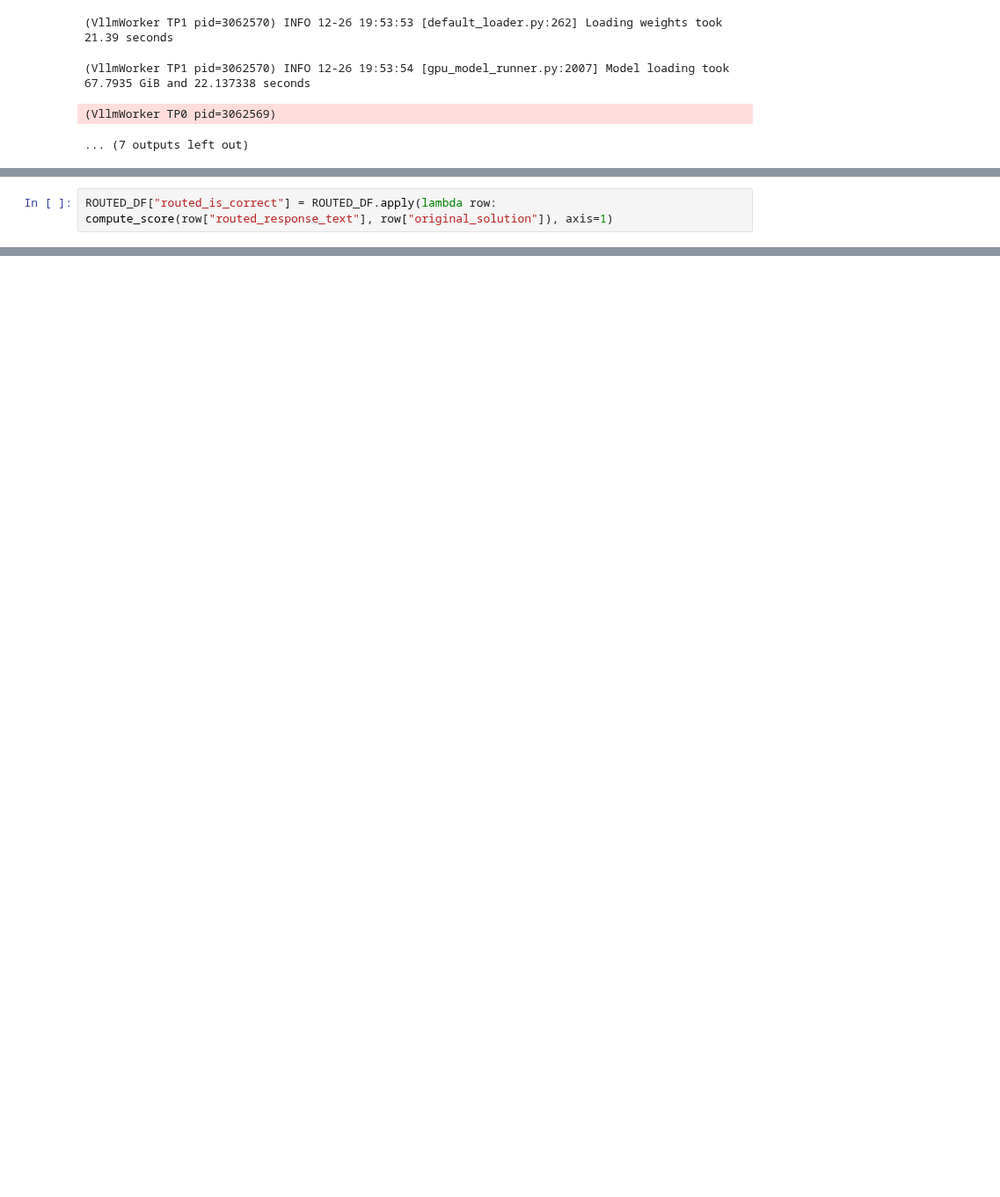
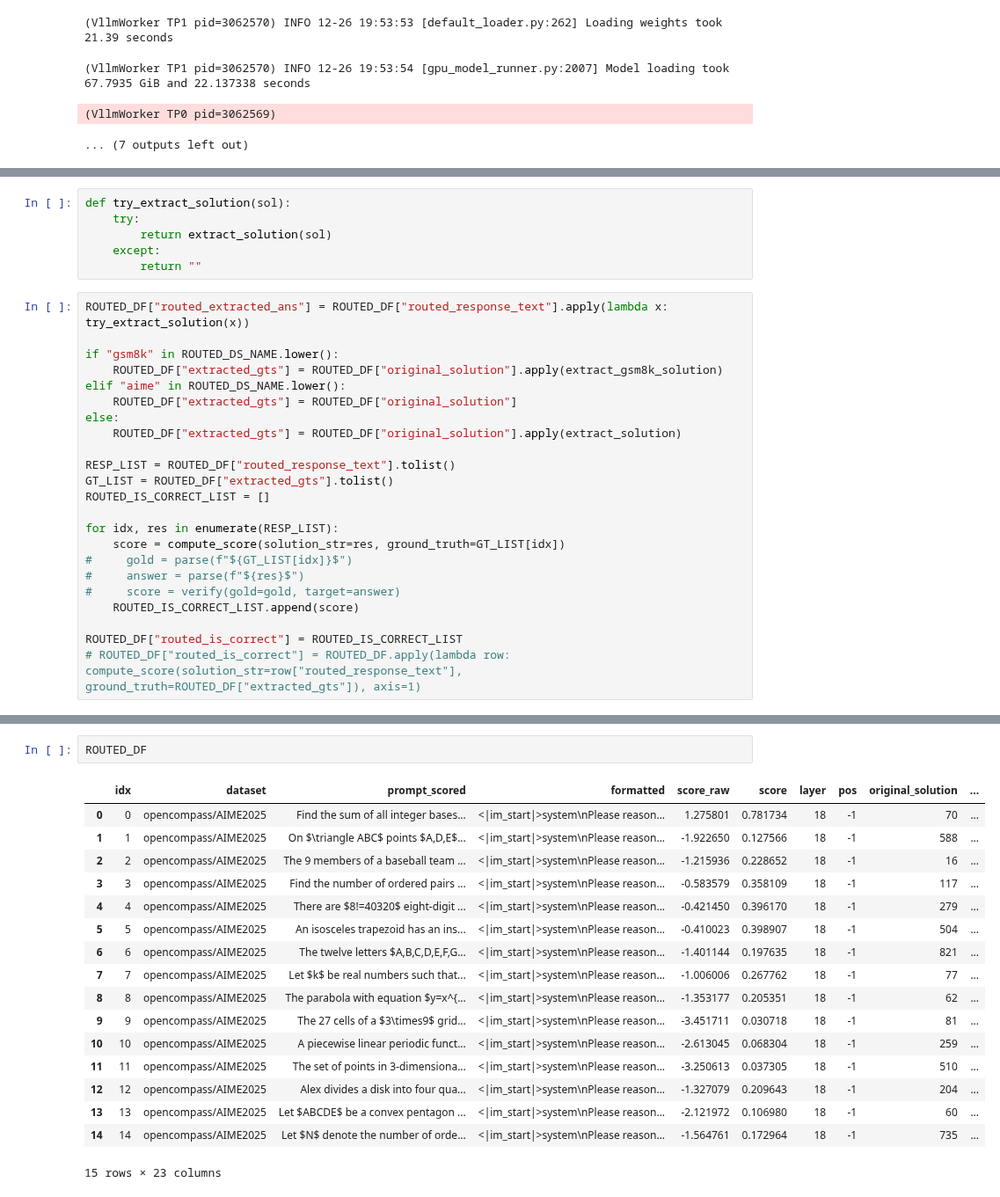
Before and after one commit to KabakaWilliam/llms_know_difficulty, a Jupyter notebook: router_code/notebooks/route_calibrated_datasets.ipynb, the cells around one changed output, grey strips where cells are left out. Shown at 88% size. Saved outputs shown, nothing was run; the diff lists cells and outputs as text; blank space fills up the shorter version.

```diff
--- a/router_code/notebooks/route_calibrated_datasets.ipynb
+++ b/router_code/notebooks/route_calibrated_datasets.ipynb
@@ -411,2 +434,29 @@ ROUTED_DF = pd.read_parquet("gneubig_aime-1983-2024_routed_final.parquet")
+# %%
+def try_extract_solution(sol):
+    try:
+        return extract_solution(sol)
+    except:
+        return ""
 # %%
-ROUTED_DF["routed_is_correct"] = ROUTED_DF.apply(lambda row: compute_score(row["routed_response_text"], row["original_solution"]), axis=1)
+ROUTED_DF["routed_extracted_ans"] = ROUTED_DF["routed_response_text"].apply(lambda x: try_extract_solution(x))
+
+if "gsm8k" in ROUTED_DS_NAME.lower():
+    ROUTED_DF["extracted_gts"] = ROUTED_DF["original_solution"].apply(extract_gsm8k_solution)
+elif "aime" in ROUTED_DS_NAME.lower():
+    ROUTED_DF["extracted_gts"] = ROUTED_DF["original_solution"]
+else:
+    ROUTED_DF["extracted_gts"] = ROUTED_DF["original_solution"].apply(extract_solution)
+
+RESP_LIST = ROUTED_DF["routed_response_text"].tolist()
+GT_LIST = ROUTED_DF["extracted_gts"].tolist()
+ROUTED_IS_CORRECT_LIST = []
+
+for idx, res in enumerate(RESP_LIST):
+    score = compute_score(solution_str=res, ground_truth=GT_LIST[idx])
+#     gold = parse(f"${GT_LIST[idx]}$")
+#     answer = parse(f"${res}$")
+#     score = verify(gold=gold, target=answer)
+    ROUTED_IS_CORRECT_LIST.append(score)
+
+ROUTED_DF["routed_is_correct"] = ROUTED_IS_CORRECT_LIST
+# ROUTED_DF["routed_is_correct"] = ROUTED_DF.apply(lambda row: compute_score(solution_str=row["routed_response_text"], ground_truth=ROUTED_DF["extracted_gts"]), axis=1)
@@ -416,0 +463,20 @@ ROUTED_DF["routed_is_correct"].mean()
+# %%
+ROUTED_DF
+# %% [output]
+|  | idx | dataset | prompt_scored | formatted | score_raw | score | layer | pos | original_solution | ... |
+| 0 | 0 | opencompass/AIME2025 | Find the sum of all integer bases... | <|im_start|>system\nPlease reason... | 1.275801 | 0.781734 | 18 | -1 | 70 | ... |
+| 1 | 1 | opencompass/AIME2025 | On $\triangle ABC$ points $A,D,E$... | <|im_start|>system\nPlease reason... | -1.922650 | 0.127566 | 18 | -1 | 588 | ... |
+| 2 | 2 | opencompass/AIME2025 | The 9 members of a baseball team ... | <|im_start|>system\nPlease reason... | -1.215936 | 0.228652 | 18 | -1 | 16 | ... |
+| 3 | 3 | opencompass/AIME2025 | Find the number of ordered pairs ... | <|im_start|>system\nPlease reason... | -0.583579 | 0.358109 | 18 | -1 | 117 | ... |
+| 4 | 4 | opencompass/AIME2025 | There are $8!=40320$ eight-digit ... | <|im_start|>system\nPlease reason... | -0.421450 | 0.396170 | 18 | -1 | 279 | ... |
+| 5 | 5 | opencompass/AIME2025 | An isosceles trapezoid has an ins... | <|im_start|>system\nPlease reason... | -0.410023 | 0.398907 | 18 | -1 | 504 | ... |
+| 6 | 6 | opencompass/AIME2025 | The twelve letters $A,B,C,D,E,F,G... | <|im_start|>system\nPlease reason... | -1.401144 | 0.197635 | 18 | -1 | 821 | ... |
+| 7 | 7 | opencompass/AIME2025 | Let $k$ be real numbers such that... | <|im_start|>system\nPlease reason... | -1.006006 | 0.267762 | 18 | -1 | 77 | ... |
+| 8 | 8 | opencompass/AIME2025 | The parabola with equation $y=x^{... | <|im_start|>system\nPlease reason... | -1.353177 | 0.205351 | 18 | -1 | 62 | ... |
+| 9 | 9 | opencompass/AIME2025 | The 27 cells of a $3\times9$ grid... | <|im_start|>system\nPlease reason... | -3.451711 | 0.030718 | 18 | -1 | 81 | ... |
+| 10 | 10 | opencompass/AIME2025 | A piecewise linear periodic funct... | <|im_start|>system\nPlease reason... | -2.613045 | 0.068304 | 18 | -1 | 259 | ... |
+| 11 | 11 | opencompass/AIME2025 | The set of points in 3-dimensiona... | <|im_start|>system\nPlease reason... | -3.250613 | 0.037305 | 18 | -1 | 510 | ... |
+| 12 | 12 | opencompass/AIME2025 | Alex divides a disk into four qua... | <|im_start|>system\nPlease reason... | -1.327079 | 0.209643 | 18 | -1 | 204 | ... |
+| 13 | 13 | opencompass/AIME2025 | Let $ABCDE$ be a convex pentagon ... | <|im_start|>system\nPlease reason... | -2.121972 | 0.106980 | 18 | -1 | 60 | ... |
+| 14 | 14 | opencompass/AIME2025 | Let $N$ denote the number of orde... | <|im_start|>system\nPlease reason... | -1.564761 | 0.172964 | 18 | -1 | 735 | ... |
+15 rows × 23 columns
```
Also changed, not shown: parts of 13 cells of this notebook, 14 other files.
